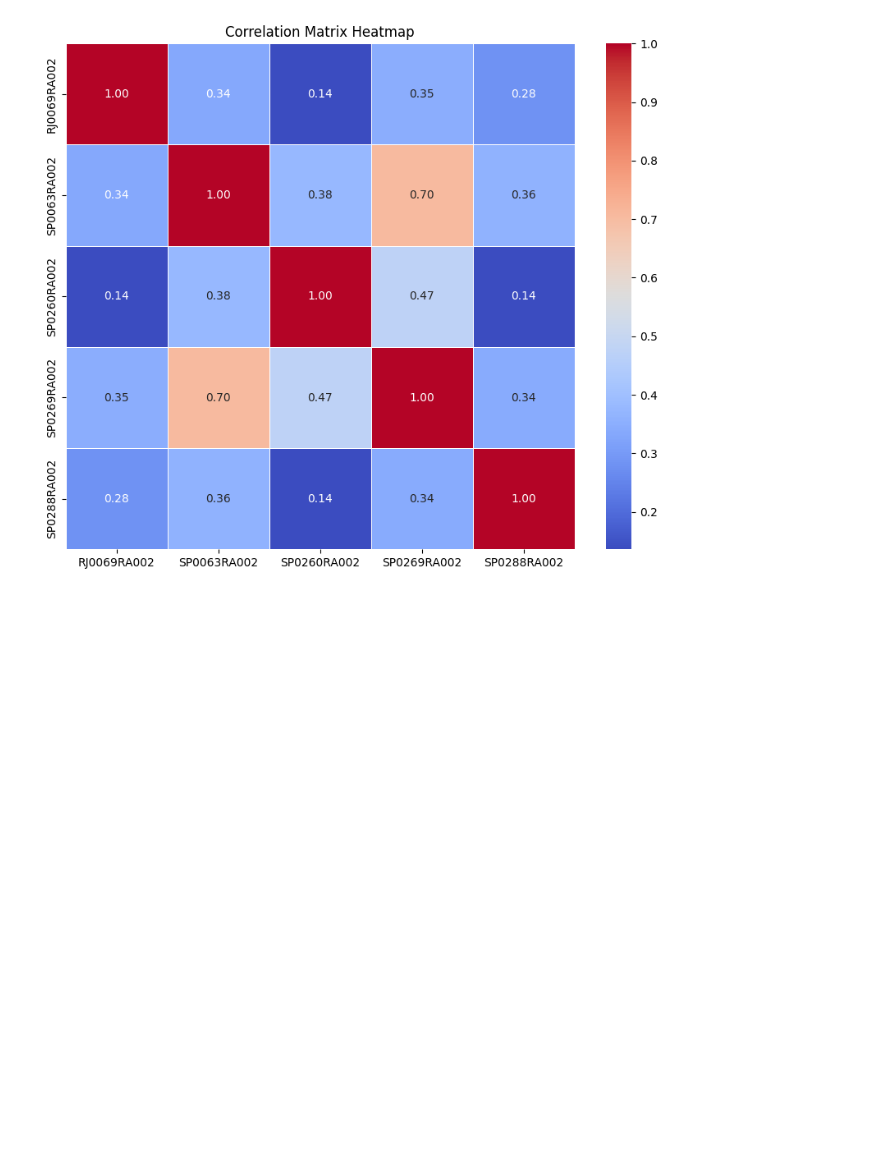
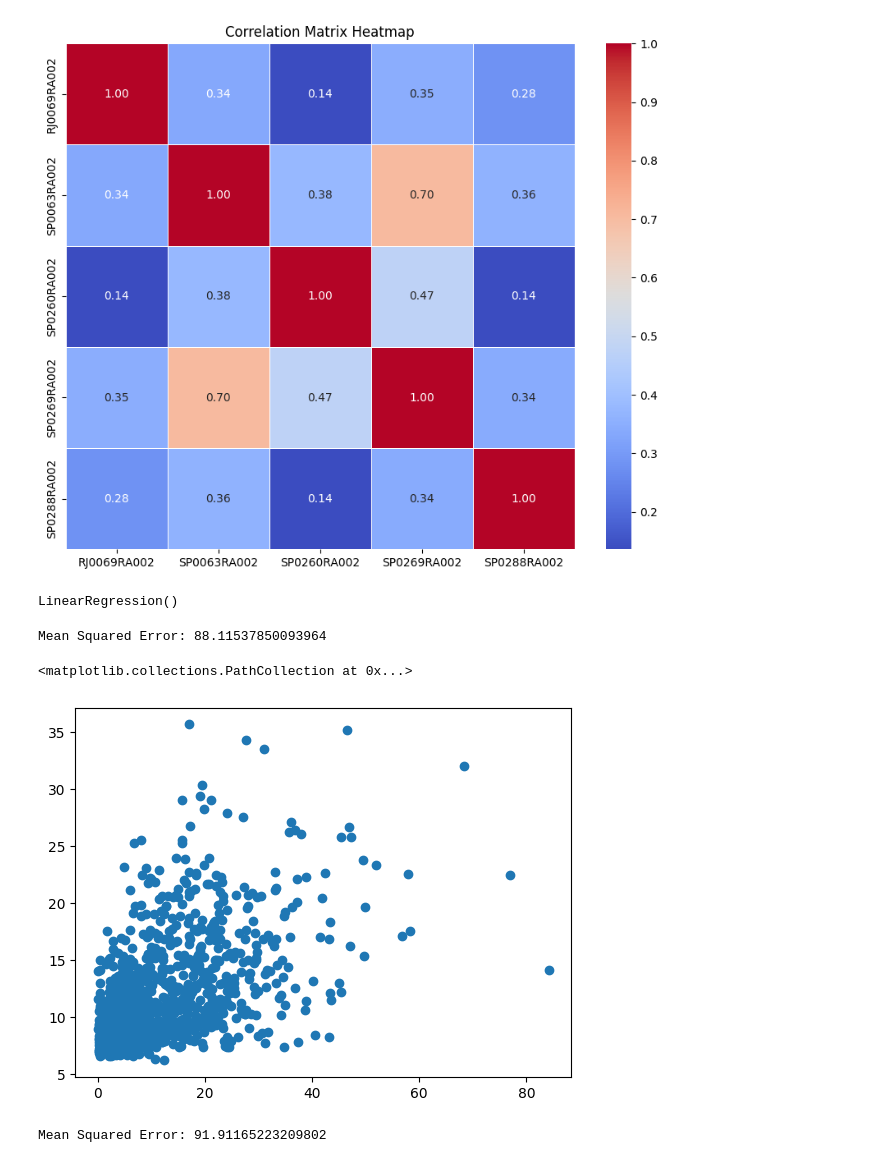
Before and after one commit to leohoinaski/python_env_app, a Jupyter notebook: notebooks/Aula04.ipynb, the cells around one changed output. Drawn from its saved outputs; the diff is of its cells as text; code cells hidden in the pictures; blank space fills up the shorter version.

```diff
--- a/notebooks/Aula04.ipynb
+++ b/notebooks/Aula04.ipynb
@@ -137,3 +137,46 @@ plt.title('Correlation Matrix Heatmap')
 plt.show()
 # %% [output]
 [figure]
+# %%
+# Regressão linear
+from sklearn.linear_model import LinearRegression
+from sklearn.model_selection import train_test_split
+import numpy as np
+
+
+X =df.dropna().iloc[:,1:]
+y = df.dropna().iloc[:,0]
+# Sample training data
+X_train, X_test, y_train, y_test = train_test_split(X, y, test_size=0.2, random_state=42)
+
+# Create a model instance
+model = LinearRegression()
+
+# Train the model
+model.fit(X_train, y_train)
+# %% [output]
+LinearRegression()
+# %%
+from sklearn.metrics import mean_squared_error
+y_pred = model.predict(X_test)
+mse = mean_squared_error(y_test, y_pred)
+print(f"Mean Squared Error: {mse}")
+# %% [output]
+Mean Squared Error: 88.11537850093964
+# %%
+predictions = model.predict(X_test)
+
+fig, ax = plt.subplots()
+ax.scatter(y_test,predictions)
+# %% [output]
+<matplotlib.collections.PathCollection at 0x...>
+[figure, added]
+# %%
+# Regressão com redes neurais
+from sklearn.neural_network import MLPRegressor
+regr = MLPRegressor(random_state=1, max_iter=2000, tol=0.1)
+regr.fit(X_train, y_train)
+mse = mean_squared_error(y_test, predictions)
+print(f"Mean Squared Error: {mse}")
+# %% [output]
+Mean Squared Error: 91.91165223209802
```
Also changed, not shown: parts of 2 cells of this notebook.
